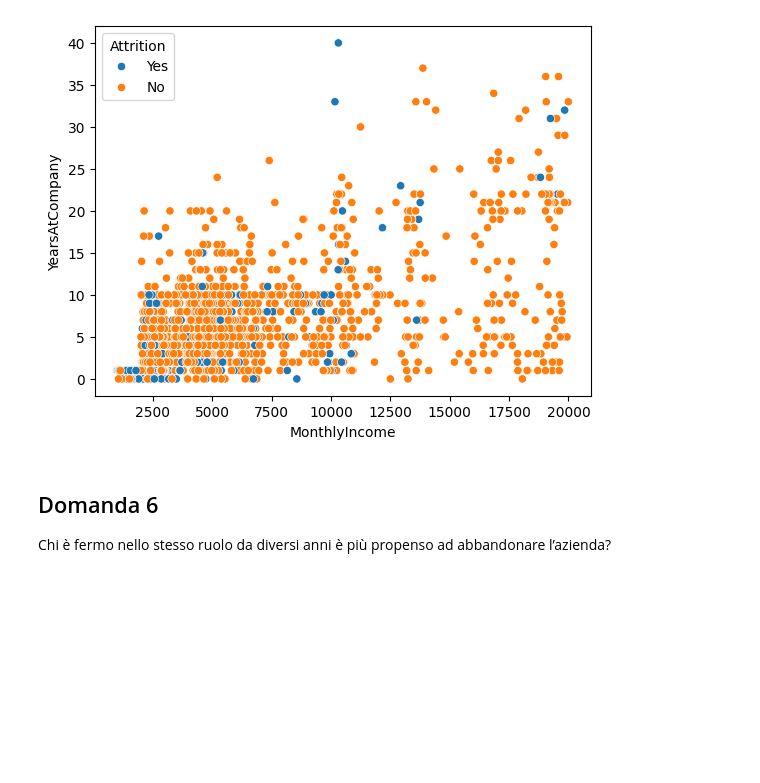
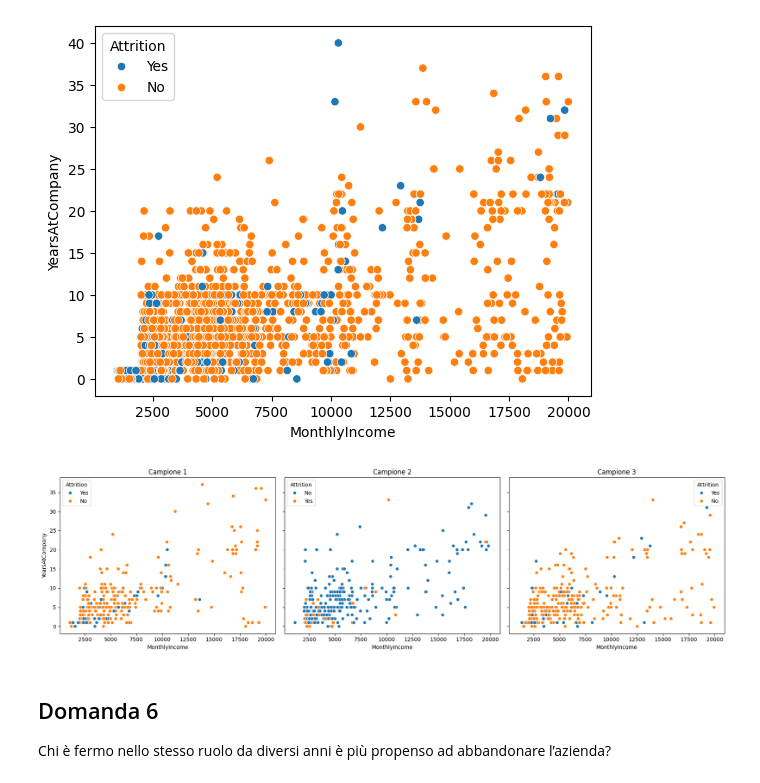
Before and after one commit to margheritamarinelli/Progetto-Data-Science-gruppo-9, a Jupyter notebook: notebook/Progetto_Data_Science_gruppo9.ipynb, the cells around one changed output. Cells and saved outputs as stored; diff of their text form; code cells hidden in the pictures; blank space fills up the shorter version.

```diff
--- a/notebook/Progetto_Data_Science_gruppo9.ipynb
+++ b/notebook/Progetto_Data_Science_gruppo9.ipynb
@@ -291,6 +300,32 @@ sns.scatterplot(data=attrition, y="YearsAtCompany", x="MonthlyIncome", hue="Attr
 plt.show()
 # %% [output]
 [figure]
+# %%
+sample1 = attrition.sample(300, random_state=1)
+sample2 = attrition.sample(300, random_state=2)
+sample3 = attrition.sample(300, random_state=3)
+samples = [sample1, sample2, sample3]
+titles = ["Campione 1", "Campione 2", "Campione 3"]
+
+fig, axes = plt.subplots(1, 3, figsize=(18, 5), sharex=True, sharey=True)
+
+for ax, sample, title in zip(axes, samples, titles):
+    sns.scatterplot(
+        data=sample,
+        x="MonthlyIncome",
+        y="YearsAtCompany",
+        hue="Attrition",
+        ax=ax
+    )
+
+    ax.set_title(title)
+    ax.set_xlabel("MonthlyIncome")
+    ax.set_ylabel("YearsAtCompany")
+
+plt.tight_layout()
+plt.show()
+# %% [output]
+[figure, added]
 # %% [markdown]
 ## Domanda 6
 Chi è fermo nello stesso ruolo da diversi anni è più propenso ad abbandonare l’azienda?
```
Also changed, not shown: parts of 1 cell of this notebook.
